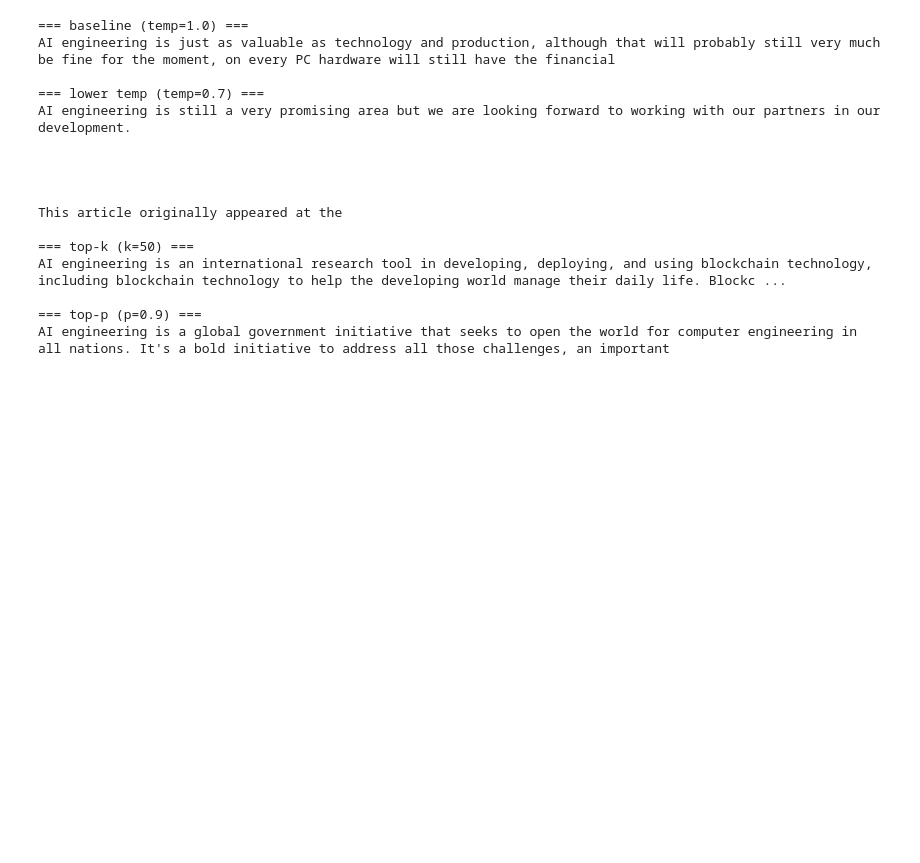
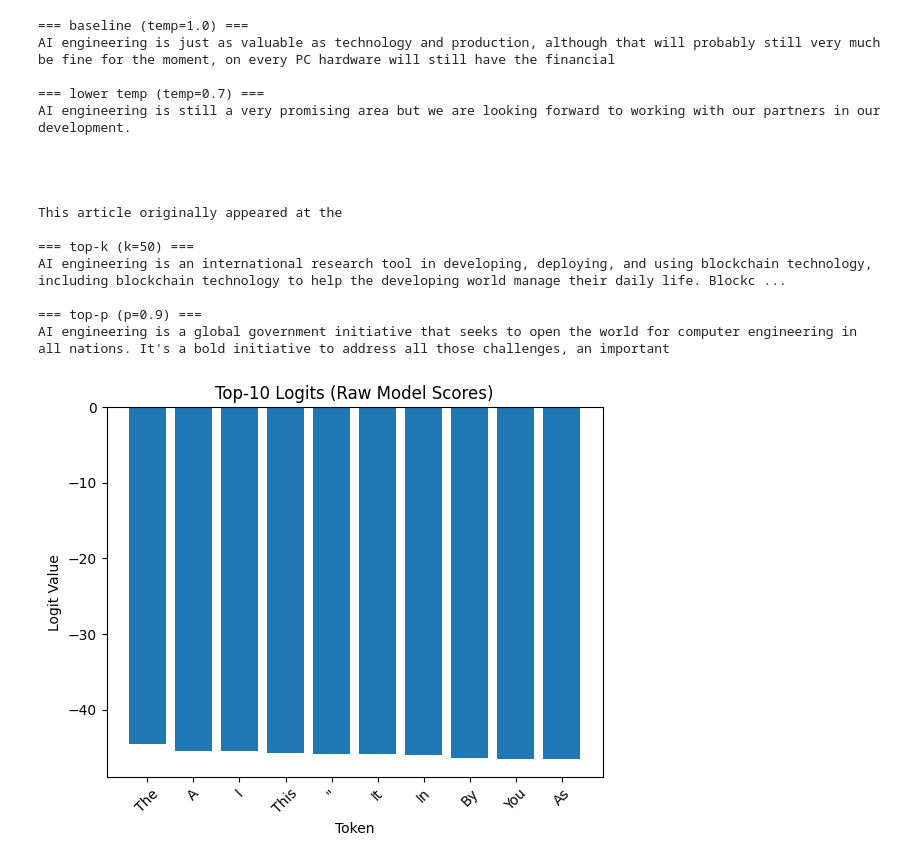
Before and after one commit to KamelHawila/company-knowledge-assistant, a Jupyter notebook: notebooks/01_llm_fundamentals.ipynb, the cells around one changed output. Drawn from its saved outputs; the diff is of its cells as text; code cells hidden in the pictures; blank space fills up the shorter version.

Commit message:
Add logits vs probabilities visualization

```diff
--- a/notebooks/01_llm_fundamentals.ipynb
+++ b/notebooks/01_llm_fundamentals.ipynb
@@ -346,3 +346,22 @@ AI engineering is an international research tool in developing, deploying, and u
 
 === top-p (p=0.9) ===
 AI engineering is a global government initiative that seeks to open the world for computer engineering in all nations. It's a bold initiative to address all those challenges, an important
+# %%
+import matplotlib.pyplot as plt
+
+# Top-10 tokens
+top_k = 10
+top_logits, top_ids = torch.topk(last_logits, k=top_k)
+top_probs = probs[top_ids]
+
+tokens = [tokenizer.decode([i.item()]) for i in top_ids]
+# %%
+plt.figure()
+plt.bar(tokens, top_logits.detach().cpu())
+plt.title("Top-10 Logits (Raw Model Scores)")
+plt.xlabel("Token")
+plt.ylabel("Logit Value")
+plt.xticks(rotation=45)
+plt.show()
+# %% [output]
+[figure, added]
```
Also changed, not shown: parts of 2 cells of this notebook.
